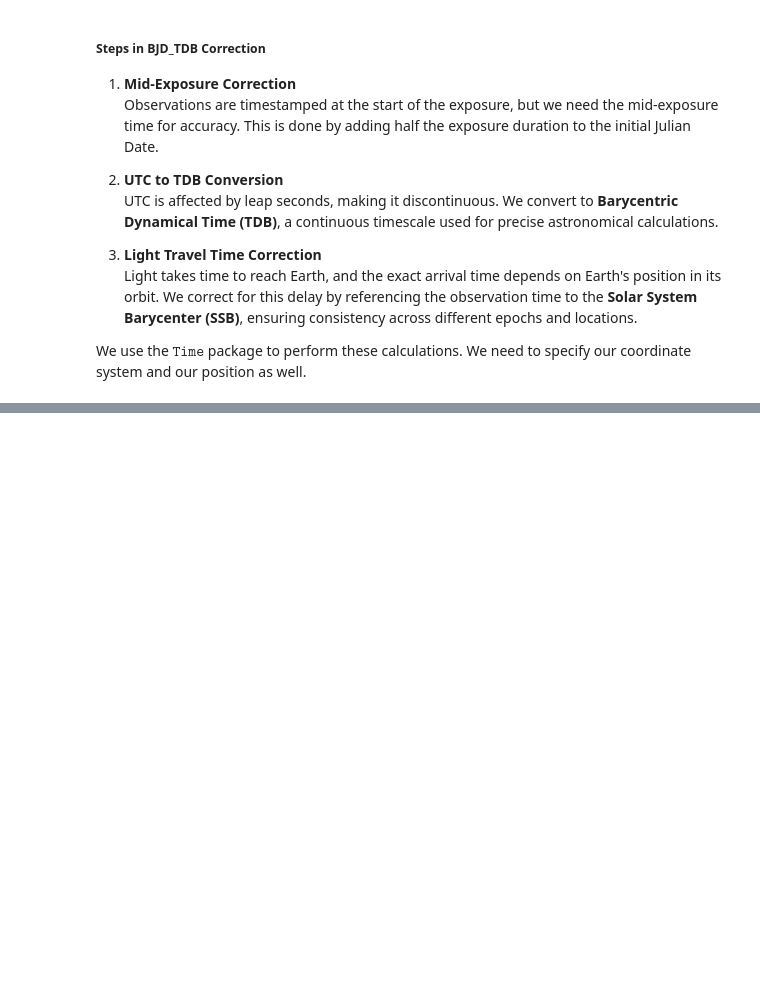
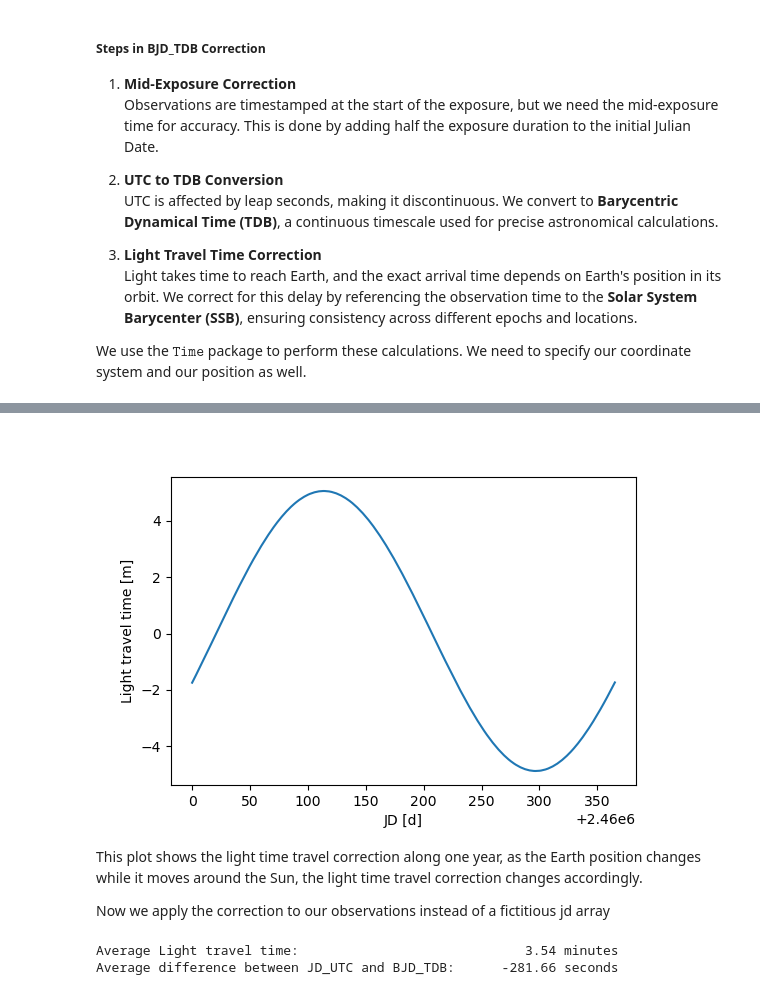
Before and after one commit to LFiaccadori/Astrolab2, a Jupyter notebook: 03 - Science Analysis.ipynb, the cells around one changed output, grey strips where cells are left out. Drawn from its saved outputs; the diff is of its cells as text; code cells hidden in the pictures; blank space fills up the shorter version.

```diff
--- a/03 - Science Analysis.ipynb
+++ b/03 - Science Analysis.ipynb
@@ -191,0 +202,54 @@ target = coord.SkyCoord("20:13:31.61","+65:09:43.49")
+# %%
+from astropy import coordinates as coord
+from astropy import units as u
+
+"""In realtà RA e DEC variano leggermente tra un frame e il successivo."""
+# RA      = '17:49:12.93'        / Telescope RA (J2000.0)
+# DEC     = '+29:52:48'          / Telescope DEC (J2000.0)
+# SITELAT =           45.8485832 / [deg] Telescope latitude, N45:50:54.894
+# SITELONG=           11.5689993 / [deg] Telescope longitude, E11:34:08.397
+
+# Carico le coordinate del nostro target
+target = coord.SkyCoord("17:49:12.93","+29:52:48", unit=(u.hourangle, u.deg), frame='icrs')
+
+from astropy.time import Time
+
+# Calcolo il light travel time per un anno di osservazioni
+jd_plot = np.arange(2460000, 2460365.25, 0.10) #Prendo un anno a intervalli di 0.1 giorni
+# Prendo il vettore jd e lo converto in un vettore di tipo time che contiene anche la nostra location
+tm_plot = Time(jd_plot, format='jd', scale='utc', location=('45.8485832d', '11.5689993d'))
+# Calcola il light travel time per ciascun tempo contentuto in tm_plot, per il target selezionato
+ltt_plot = tm_plot.light_travel_time(target, ephemeris='jpl')
+
+# Converto il tm_plot in tdb e aggiungo il light travel time
+bjd_tdb_plot = tm_plot.tdb + ltt_plot
+
+plt.figure(figsize=(6,4))
+plt.plot(jd_plot, ltt_plot.to_value(u.min))
+plt.xlabel('JD [d]')
+plt.ylabel('Light travel time [m]')
+plt.show()
+# %% [output]
+[figure, added]
+# %% [markdown]
+This plot shows the light time travel correction along one year, as the Earth position changes while it moves around the Sun, the light time travel correction changes accordingly.
+
+Now we apply the correction to our observations instead of a fictitious jd array
+# %%
+""" array_jd contiene il tempo di inizio osservazione in secondi, noi vogliamo il tempo al centro
+dell'osservazione in secondi quindi aggiungiamo metà del tempo di esposizione, dividendolo per 86400
+in modo da avere secondi. """
+
+jd = array_jd + (array_exptime/2)*(1/86400)
+
+tm = Time(jd, format='jd', scale='utc', location=('45.8485832d', '11.5689993d'))
+
+ltt_barycenter = tm.light_travel_time(target)
+
+bjd_tdb = tm.tdb + ltt_barycenter
+
+print('Average Light travel time:                     {0:12.2f} minutes'.format(np.average(ltt_barycenter.to_value(u.min))))
+print('Average difference between JD_UTC and BJD_TDB: {0:12.2f} seconds'.format(np.average(jd - bjd_tdb.to_value('jd'))*86400))
+# %% [output]
+Average Light travel time:                             3.54 minutes
+Average difference between JD_UTC and BJD_TDB:      -281.66 seconds
```
Also changed, not shown: parts of 2 cells of this notebook.
